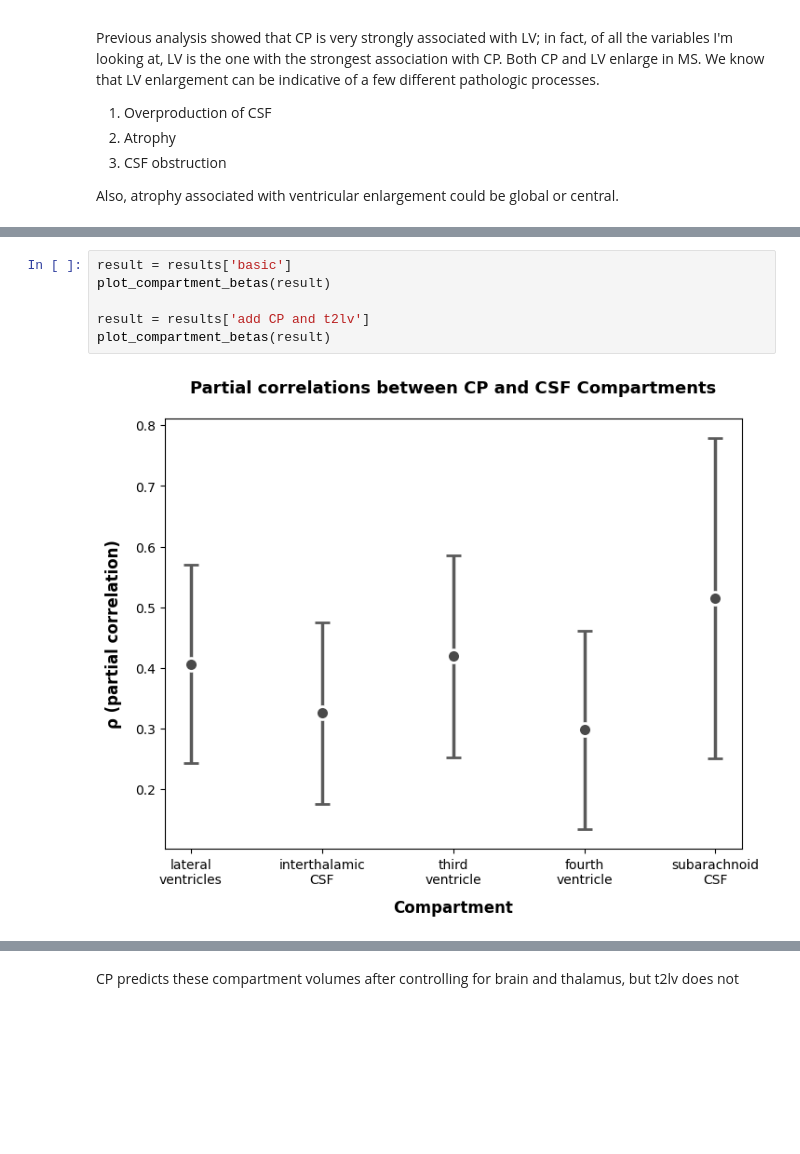
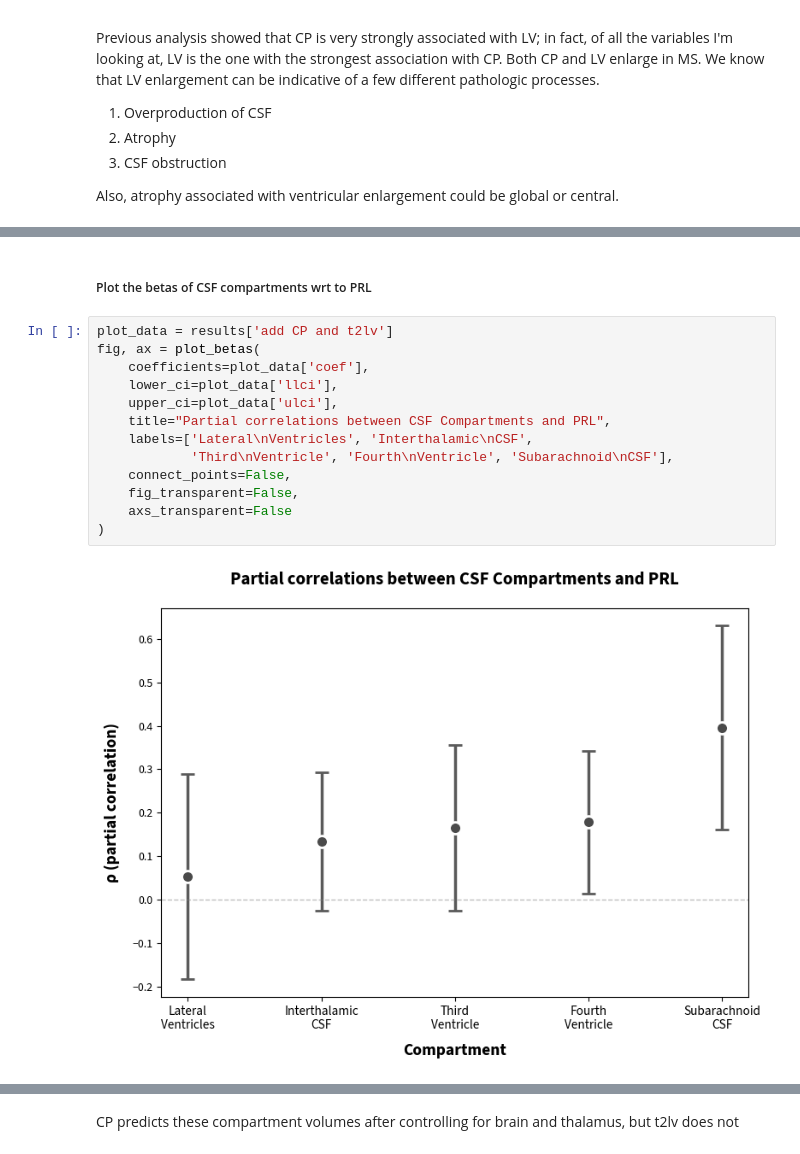
Before and after one commit to srs328/ms_mri, a Jupyter notebook: analysis/thalamus/results/3-CP_CSF_analysis.ipynb, the cells around one changed output, grey strips where cells are left out. Drawn from its saved outputs; the diff is of its cells as text; blank space fills up the shorter version.

```diff
--- a/analysis/thalamus/results/3-CP_CSF_analysis.ipynb
+++ b/analysis/thalamus/results/3-CP_CSF_analysis.ipynb
@@ -316,8 +468,17 @@ PRL ~ *predictor* + CP + t2lv_log + age + Female + tiv
+# %% [markdown]
+##### Plot the betas of CSF compartments wrt to PRL
 # %%
-result = results['basic']
-plot_compartment_betas(result)
-
-result = results['add CP and t2lv']
-plot_compartment_betas(result)
+plot_data = results['add CP and t2lv']
+fig, ax = plot_betas(
+    coefficients=plot_data['coef'],
+    lower_ci=plot_data['llci'],
+    upper_ci=plot_data['ulci'],
+    title="Partial correlations between CSF Compartments and PRL",
+    labels=['Lateral\nVentricles', 'Interthalamic\nCSF',
+            'Third\nVentricle', 'Fourth\nVentricle', 'Subarachnoid\nCSF'],
+    connect_points=False,
+    fig_transparent=False,
+    axs_transparent=False
+)
 # %% [output]
-[figure, old version]
+[figure, new version]
```
Also changed, not shown: parts of 59 cells of this notebook, 14 other files.
